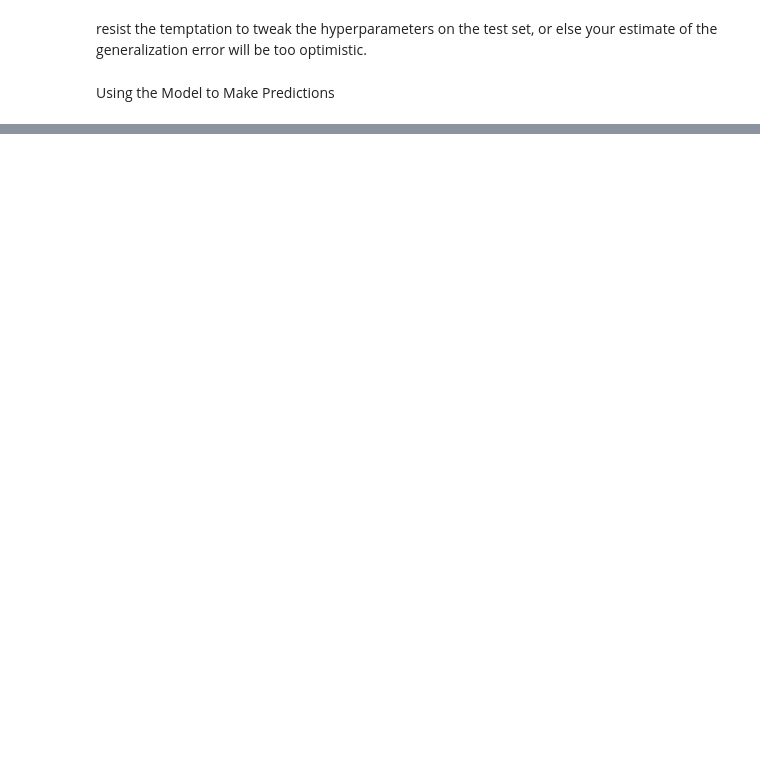
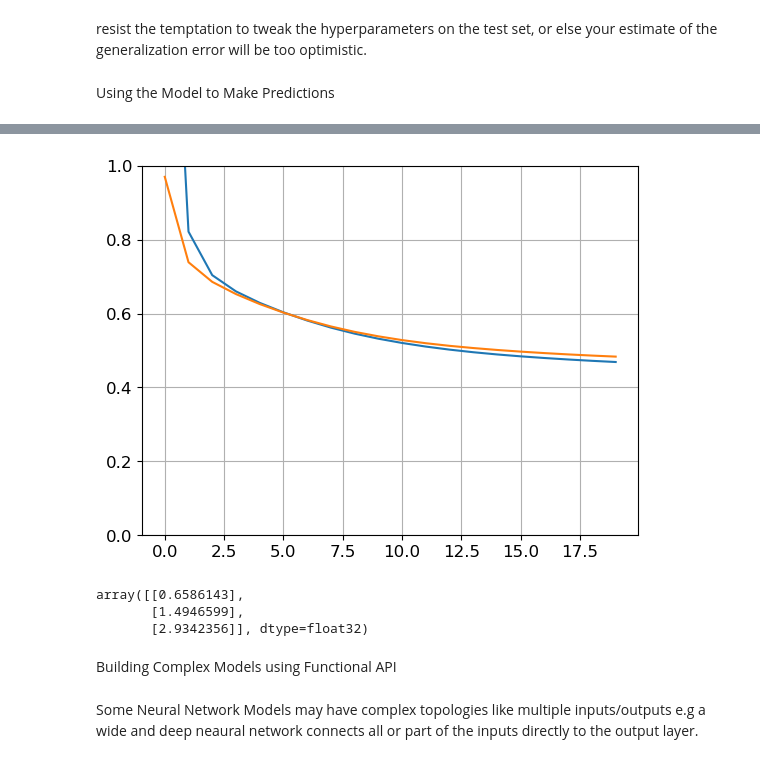
Before and after one commit to Clint-Os/Machine-Learning, a Jupyter notebook: Neural nets with keras.ipynb, the cells around one changed output, grey strips where cells are left out. Saved outputs shown, nothing was run; the diff lists cells and outputs as text; code cells hidden in the pictures; blank space fills up the shorter version.

```diff
--- a/Neural nets with keras.ipynb
+++ b/Neural nets with keras.ipynb
@@ -253,0 +277,7 @@ array([9, 2, 1], dtype=int64)
+# %%
+X_train, X_valid, y_train, y_valid = train_test_split(X_train_full, y_train_full)
+# %%
+scaler = StandardScaler()
+X_train = scaler.fit_transform(X_train)
+X_valid = scaler.transform(X_valid)
+X_test = scaler.transform(X_test)
@@ -253,0 +289,14 @@ array([9, 2, 1], dtype=int64)
+# %%
+model = keras.models.Sequential([
+    keras.layers.Dense(30, activation="relu", input_shape = X_train.shape[1:]),
+    keras.layers.Dense(1)
+])
+
+#the dataset is noisy thus we use a single hidden layer with fewer neurons to avoid overfitting
+# %%
+#compile model
+model.compile(loss="mean_squared_error", optimizer=keras.optimizers.SGD(learning_rate=1e-3))
+history = model.fit(X_train, y_train, epochs=20, validation_data=(X_valid, y_valid))
+mse_test = model.evaluate(X_test, y_test)
+X_new = X_test[:3]
+y_pred = model.predict(X_new)
@@ -253,0 +321,17 @@ array([9, 2, 1], dtype=int64)
+# %%
+plt.plot(pd.DataFrame(history.history))
+plt.grid(True)
+plt.gca().set_ylim(0,1)
+plt.show()
+# %% [output]
+[figure, added]
+# %%
+y_pred
+# %% [output]
+array([[0.6586143],
+       [1.4946599],
+       [2.9342356]], dtype=float32)
+# %% [markdown]
+Building Complex Models using Functional API
+# %% [markdown]
+Some Neural Network Models may have complex topologies like multiple inputs/outputs e.g a wide and deep neaural network connects all or part of the inputs directly to the output layer.
```
Also changed, not shown: parts of 63 cells of this notebook, 4 other files.
